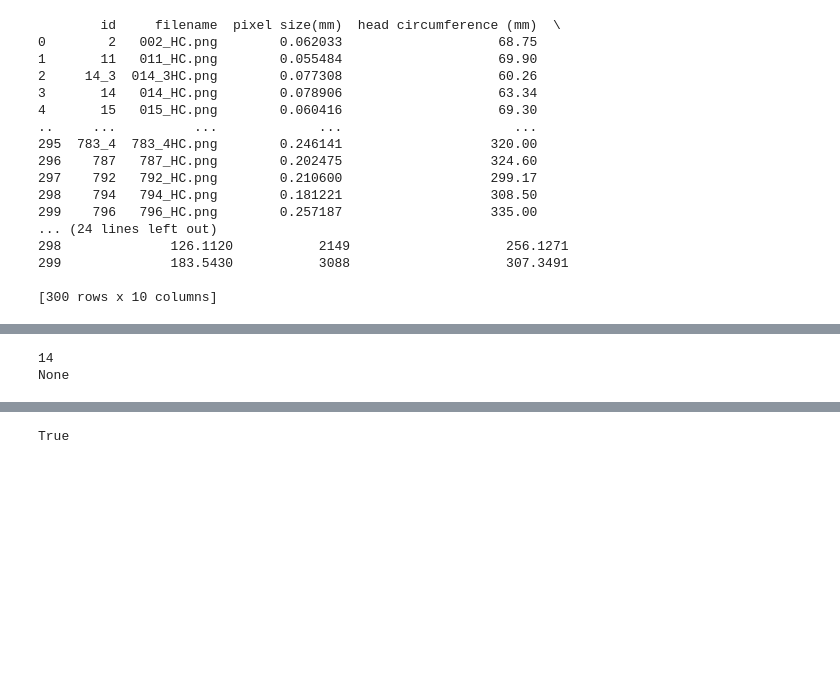
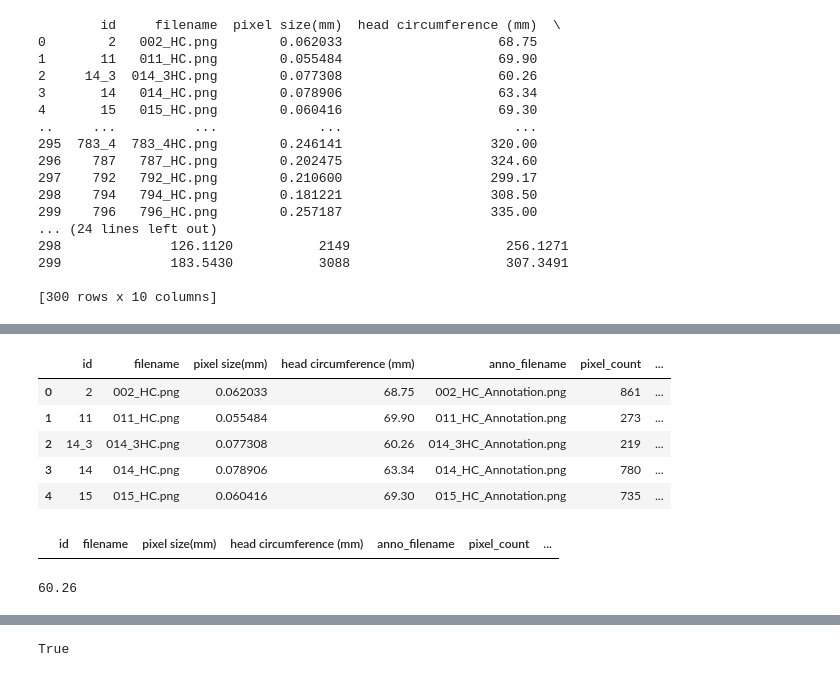
Before and after one commit to AnnChou/AF_Discovery, a Jupyter notebook: gradio_ui.ipynb, the cells around one changed output, grey strips where cells are left out. Cells and saved outputs as stored; diff of their text form; code cells hidden in the pictures; blank space fills up the shorter version.

```diff
--- a/gradio_ui.ipynb
+++ b/gradio_ui.ipynb
@@ -103,15 +59,9 @@ def get_headcircum_from_filename(filename):
-# %%
-# Apply the extract_id_from_filename function to the 'filename' column and update the 'id' column
-RF_Output_df['id'] = RF_Output_df['filename'].apply(extract_id_from_filename)
-# %%
-#test function
-filename = "014_3HC.png"
-#filename ='015_HC_Annotation.png'
-#id = extract_id_from_filename(filename)
-#print(id)  # Output: 86
-
-headcircum = get_headcircum_from_filename(filename)
-print(headcircum)
-# %% [output]
-14
-None
+# %%
+RF_Output_df.head()
+# %% [output]
+|  | id | filename | pixel size(mm) | head circumference (mm) | anno_filename | pixel_count | ... |
+| 0 | 2 | 002_HC.png | 0.062033 | 68.75 | 002_HC_Annotation.png | 861 | ... |
+| 1 | 11 | 011_HC.png | 0.055484 | 69.90 | 011_HC_Annotation.png | 273 | ... |
+| 2 | 14_3 | 014_3HC.png | 0.077308 | 60.26 | 014_3HC_Annotation.png | 219 | ... |
+| 3 | 14 | 014_HC.png | 0.078906 | 63.34 | 014_HC_Annotation.png | 780 | ... |
+| 4 | 15 | 015_HC.png | 0.060416 | 69.30 | 015_HC_Annotation.png | 735 | ... |
@@ -117,0 +84,9 @@ None
+# %%
+RF_Output_df[RF_Output_df['id']==15]
+# %% [output]
+|  | id | filename | pixel size(mm) | head circumference (mm) | anno_filename | pixel_count | ... |
+# %%
+c=get_headcircum_from_id_str('14_3')
+print(c)
+# %% [output]
+60.26
```
Also changed, not shown: parts of 35 cells of this notebook, 3 other files.
